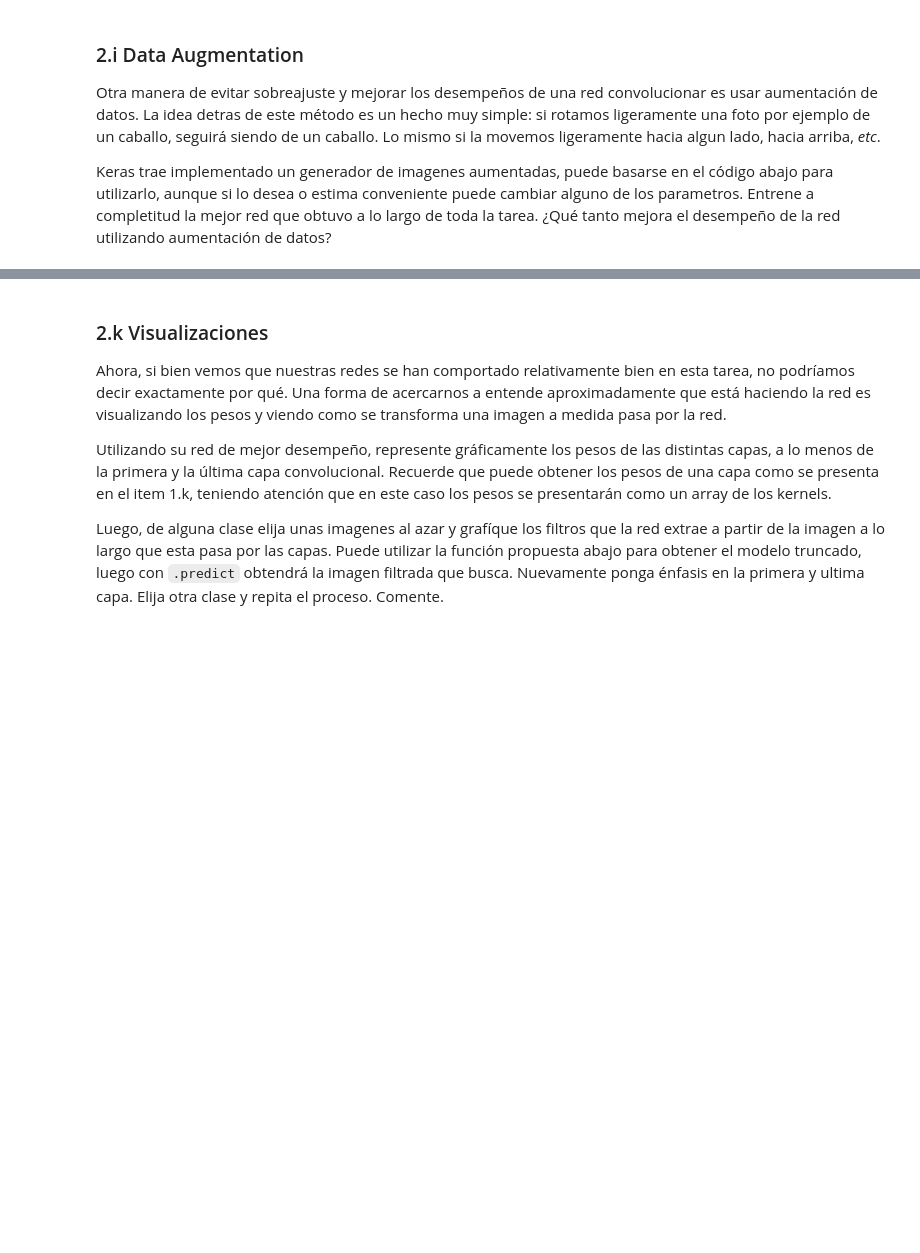
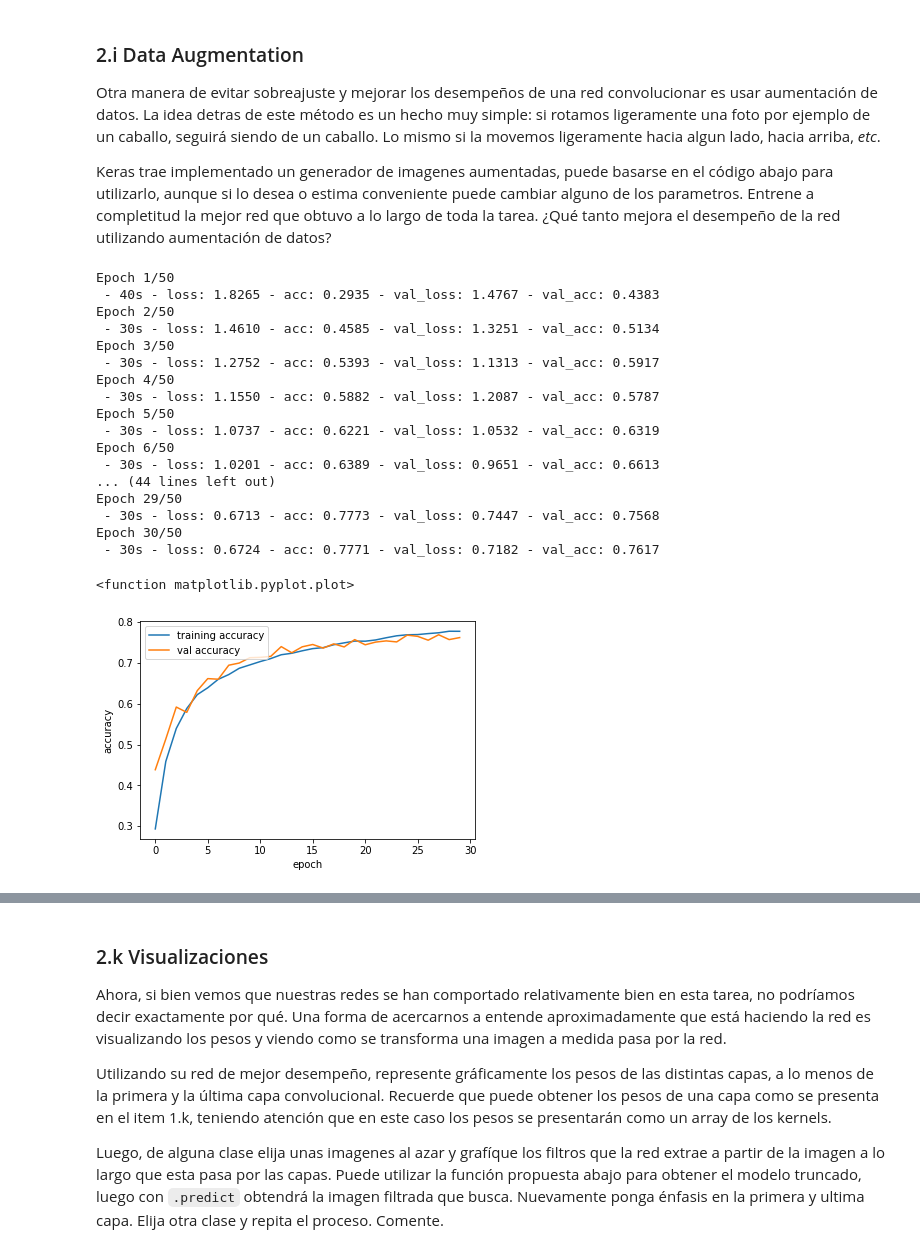
Before and after one commit to gekkoseba/Redes-neuronales, a Jupyter notebook: Tareas/Enunciado Tarea 1.ipynb, the cells around one changed output, grey strips where cells are left out. Cells and saved outputs as stored; diff of their text form; code cells hidden in the pictures; blank space fills up the shorter version.

```diff
--- a/Tareas/Enunciado Tarea 1.ipynb
+++ b/Tareas/Enunciado Tarea 1.ipynb
@@ -2042,39 +2101,75 @@ Otra manera de evitar sobreajuste y mejorar los desempeños de una red convoluci
 Keras trae implementado un generador de imagenes aumentadas, puede basarse en el código abajo para utilizarlo, aunque si lo desea o estima conveniente puede cambiar alguno de los parametros. Entrene a completitud la mejor red que obtuvo a lo largo de toda la tarea. ¿Qué tanto mejora el desempeño de la red utilizando aumentación de datos?
 # %%
 from keras.preprocessing.image import ImageDataGenerator
+
+model = Sequential()
+for i in range(5):
+  model.add(Conv2D(int(128/(i+2)), (3,3),padding='same',activation='relu',input_shape=x_tr.shape[1:]))
+  model.add(Conv2D(int(128/(i+2)), (3,3), padding='same', activation='relu'))
+  model.add(MaxPooling2D(pool_size=(2, 2)))
+
+model.add(Flatten())
+model.add(Dense(units=2**7 + 64, activation='relu')) #se agregan 64 nodos para compensar el dropout
+model.add(Dropout(0.5))
+model.add(Dense(units=10, activation='softmax')) # output
+
+model.compile(optimizer='adam',loss='categorical_crossentropy',metrics=['accuracy'])
 
 datagen = ImageDataGenerator(
     featurewise_center=False,
     samplewise_center=False,
     featurewise_std_normalization=False,
     samplewise_std_normalization=False,
     zca_whitening=False,
     rotation_range=0,
     width_shift_range=0.1,
     height_shift_range=0.1,
     brightness_range=None,
     shear_range=0.0,
     zoom_range=0.1,
     channel_shift_range=0.0,
     fill_mode='constant',
     cval=0.0,
     horizontal_flip=True,
     vertical_flip=False,
     rescale=None)
 
 datagen.fit(x_tr)
 
-# . . .
-
 history = model.fit_generator(datagen.flow(x_tr, y_tr, batch_size=32),
                     epochs=50,
                     verbose=2,
-                    callbacks=callbacks,
+                    callbacks=[EarlyStopping(patience=5)],
                     validation_data=(x_val,y_val),
                     validation_freq=1,
                     shuffle=True)
 
-# . . .
+plt.plot(history.history["acc"],label="training accuracy")
+plt.plot(history.history["val_acc"],label="val accuracy")
+plt.legend(loc="upper left")
+plt.ylabel('accuracy')
+plt.xlabel('epoch')
+plt.plot
+# %% [output]
+Epoch 1/50
+ - 40s - loss: 1.8265 - acc: 0.2935 - val_loss: 1.4767 - val_acc: 0.4383
+Epoch 2/50
+ - 30s - loss: 1.4610 - acc: 0.4585 - val_loss: 1.3251 - val_acc: 0.5134
+Epoch 3/50
+ - 30s - loss: 1.2752 - acc: 0.5393 - val_loss: 1.1313 - val_acc: 0.5917
+Epoch 4/50
+ - 30s - loss: 1.1550 - acc: 0.5882 - val_loss: 1.2087 - val_acc: 0.5787
+Epoch 5/50
+ - 30s - loss: 1.0737 - acc: 0.6221 - val_loss: 1.0532 - val_acc: 0.6319
+Epoch 6/50
+ - 30s - loss: 1.0201 - acc: 0.6389 - val_loss: 0.9651 - val_acc: 0.6613
+... (44 lines left out)
+Epoch 29/50
+ - 30s - loss: 0.6713 - acc: 0.7773 - val_loss: 0.7447 - val_acc: 0.7568
+Epoch 30/50
+ - 30s - loss: 0.6724 - acc: 0.7771 - val_loss: 0.7182 - val_acc: 0.7617
+<function matplotlib.pyplot.plot>
+[figure, added]
 # %% [markdown]
 ### 2.j Matriz de Confusión
 
```
Also changed, not shown: parts of 5 cells of this notebook.
